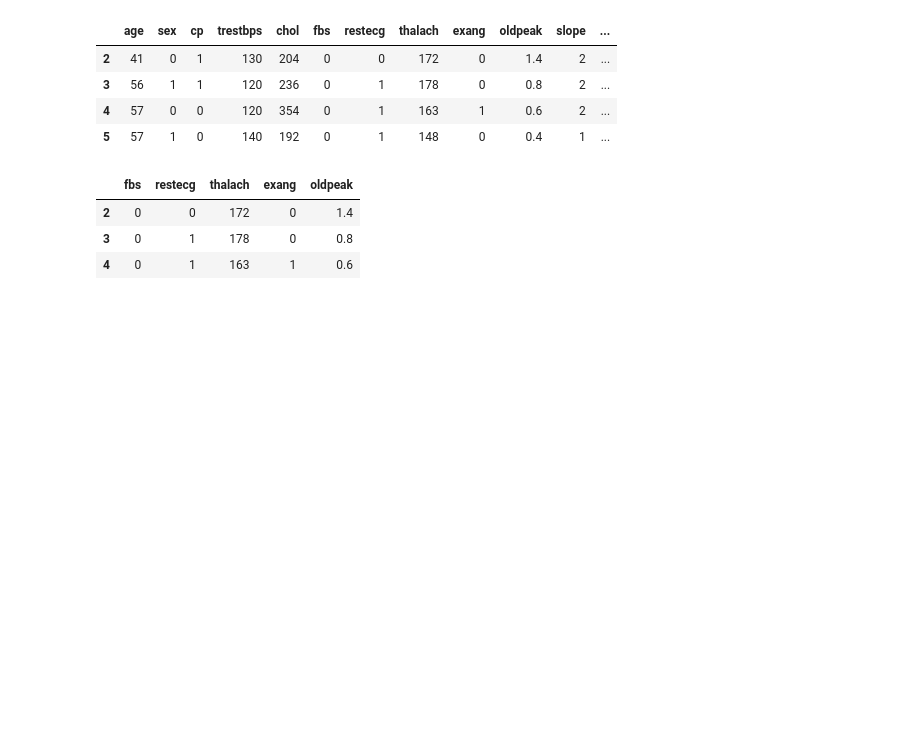
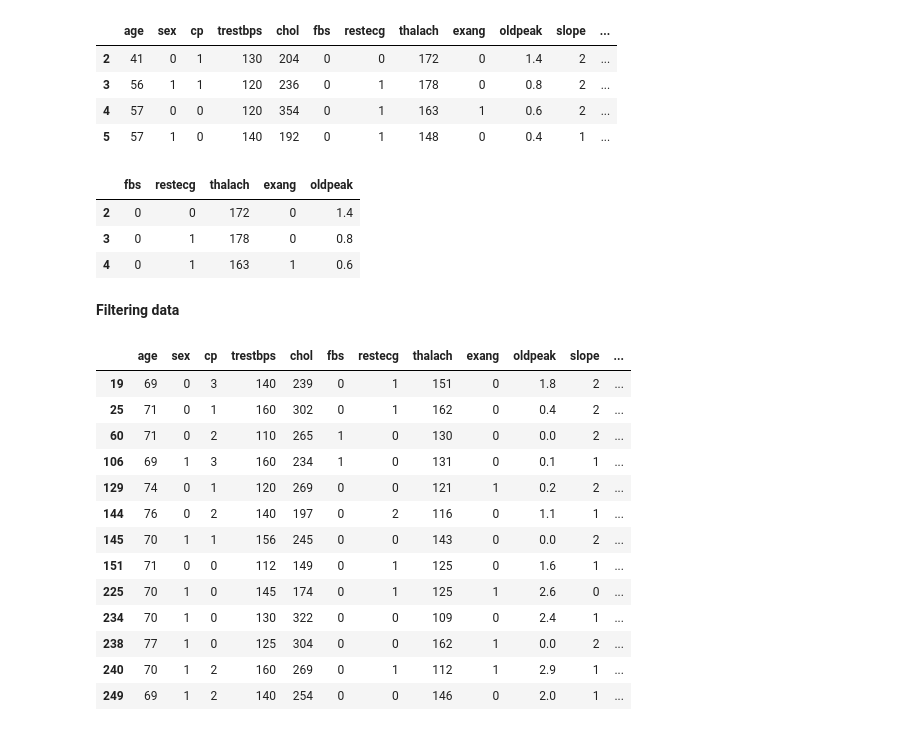
Before and after one commit to Numanur/data-science-ml, a Jupyter notebook: pandas_basic.ipynb, the cells around one changed output. Cells and saved outputs as stored; diff of their text form; code cells hidden in the pictures; blank space fills up the shorter version.

Commit message:
filtering

```diff
--- a/pandas_basic.ipynb
+++ b/pandas_basic.ipynb
@@ -298,3 +298,23 @@ df.iloc[2:5, 5:10]
 | 2 | 0 | 0 | 172 | 0 | 1.4 |
 | 3 | 0 | 1 | 178 | 0 | 0.8 |
 | 4 | 0 | 1 | 163 | 1 | 0.6 |
+# %% [markdown]
+**Filtering data**
+# %%
+#filtering using conditions
+df[df["age"] > 68]
+# %% [output]
+|  | age | sex | cp | trestbps | chol | fbs | restecg | thalach | exang | oldpeak | slope | ... |
+| 19 | 69 | 0 | 3 | 140 | 239 | 0 | 1 | 151 | 0 | 1.8 | 2 | ... |
+| 25 | 71 | 0 | 1 | 160 | 302 | 0 | 1 | 162 | 0 | 0.4 | 2 | ... |
+| 60 | 71 | 0 | 2 | 110 | 265 | 1 | 0 | 130 | 0 | 0.0 | 2 | ... |
+| 106 | 69 | 1 | 3 | 160 | 234 | 1 | 0 | 131 | 0 | 0.1 | 1 | ... |
+| 129 | 74 | 0 | 1 | 120 | 269 | 0 | 0 | 121 | 1 | 0.2 | 2 | ... |
+| 144 | 76 | 0 | 2 | 140 | 197 | 0 | 2 | 116 | 0 | 1.1 | 1 | ... |
+| 145 | 70 | 1 | 1 | 156 | 245 | 0 | 0 | 143 | 0 | 0.0 | 2 | ... |
+| 151 | 71 | 0 | 0 | 112 | 149 | 0 | 1 | 125 | 0 | 1.6 | 1 | ... |
+| 225 | 70 | 1 | 0 | 145 | 174 | 0 | 1 | 125 | 1 | 2.6 | 0 | ... |
+| 234 | 70 | 1 | 0 | 130 | 322 | 0 | 0 | 109 | 0 | 2.4 | 1 | ... |
+| 238 | 77 | 1 | 0 | 125 | 304 | 0 | 0 | 162 | 1 | 0.0 | 2 | ... |
+| 240 | 70 | 1 | 2 | 160 | 269 | 0 | 1 | 112 | 1 | 2.9 | 1 | ... |
+| 249 | 69 | 1 | 2 | 140 | 254 | 0 | 0 | 146 | 0 | 2.0 | 1 | ... |
```
